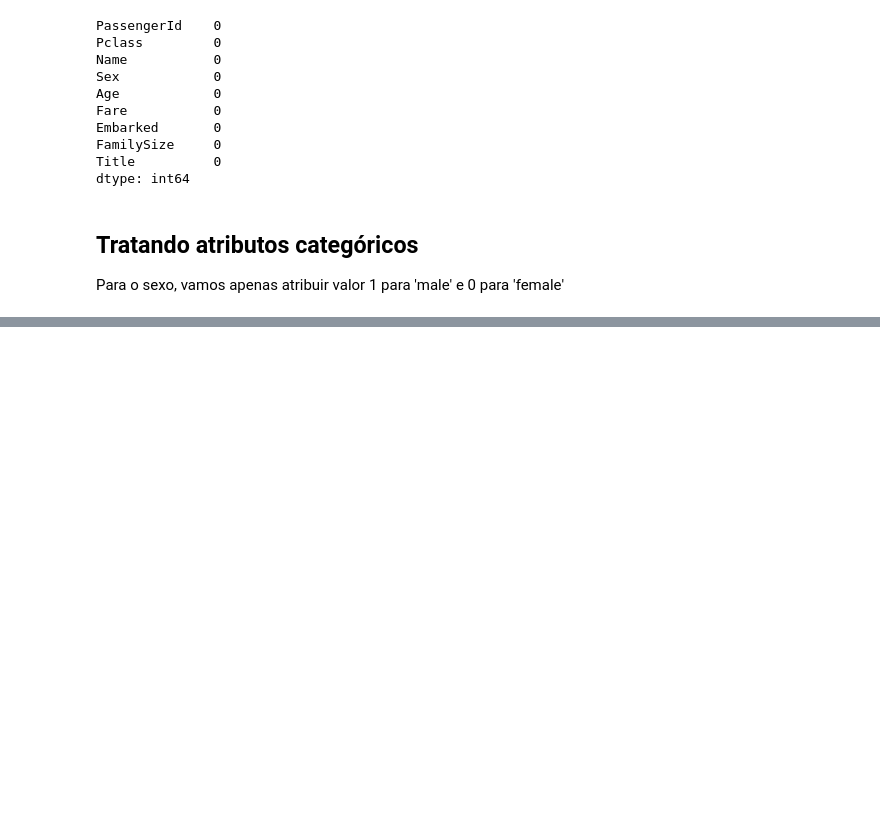
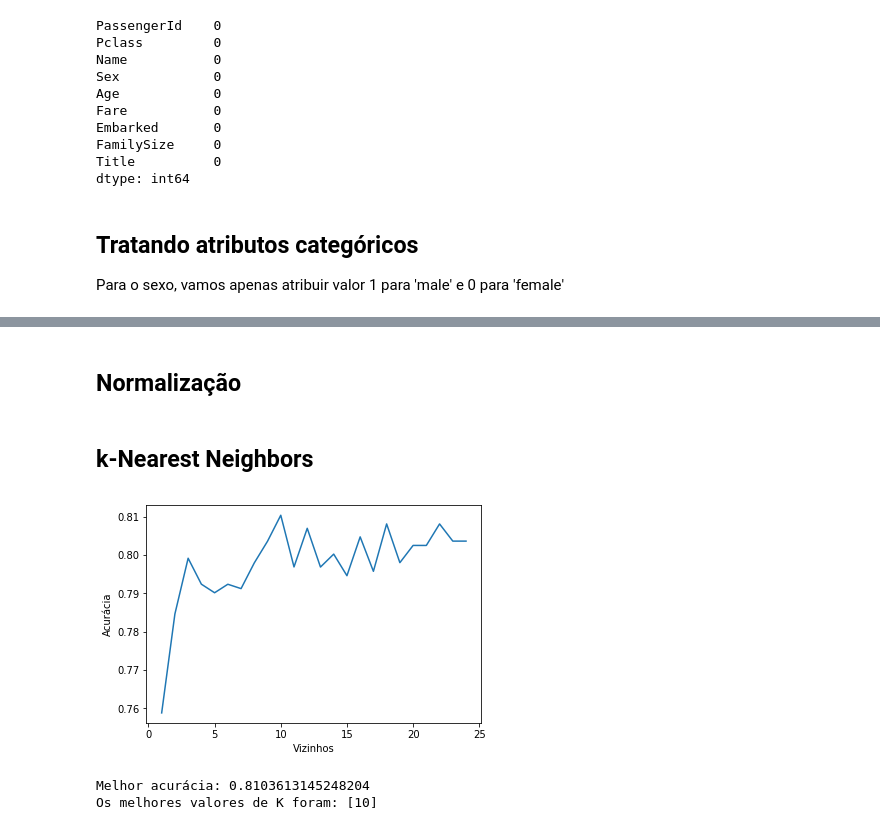
Before and after one commit to lucas-amin/PatternRecognition, a Jupyter notebook: projeto1/Entrega.ipynb, the cells around one changed output, grey strips where cells are left out. Saved outputs shown, nothing was run; the diff lists cells and outputs as text; code cells hidden in the pictures; blank space fills up the shorter version.

```diff
--- a/projeto1/Entrega.ipynb
+++ b/projeto1/Entrega.ipynb
@@ -465,3 +467,6 @@ train.head()
 | 2 | 3 | 1 | 3 | Heikkinen, Miss. Laina | female | 26.0 | 7.9250 | S | 1 | Miss. | ... |
 | 3 | 4 | 1 | 1 | Futrelle, Mrs. Jacques Heath (Lil... | female | 35.0 | 53.1000 | S | 2 | Mrs. | ... |
 | 4 | 5 | 0 | 3 | Allen, Mr. William Henry | male | 35.0 | 8.0500 | S | 1 | Mr. | ... |
+# %%
+train = train.drop(["Embarked", "Name", "Title", "PassengerId", "Fare", "Sex"], axis=1)
+train.head()
@@ -467,0 +482,39 @@ train.head()
+# %% [markdown]
+## Normalização
+# %%
+df_train_X = pd.DataFrame(train).drop(["Survived"], axis=1)
+df_train_y = df_train["Survived"]
+# %%
+from sklearn.preprocessing import MinMaxScaler
+scaler = MinMaxScaler()
+# Scale on full dataset to avoid train and test to be scaled differently
+scaler.fit(train.drop(["Survived"], axis=1))
+scaled_train = scaler.transform(df_train_X)
+X = scaled_train
+y = df_train_y.tolist()
+
+X_train, X_test, y_train, y_test = train_test_split(X, y, test_size=0.33, random_state=42)
+# %% [markdown]
+## k-Nearest Neighbors
+# %%
+from sklearn.neighbors import KNeighborsClassifier
+from sklearn.model_selection import cross_val_score
+
+# Test best k
+knn_cross_val_accuracies = {}
+for k in range(1, 25):
+    knn_clf = KNeighborsClassifier(n_neighbors=k)
+    knn_cv_scores = cross_val_score(knn_clf, X, y, cv=5)
+    knn_cross_val_accuracies[k] = np.mean(knn_cv_scores)
+# %%
+plt.plot(list(knn_cross_val_accuracies.keys()), list(knn_cross_val_accuracies.values()), label='Cross validation')
+plt.xlabel("Vizinhos")
+plt.ylabel("Acurácia")
+plt.show()
+
+print("Melhor acurácia:", max(knn_cross_val_accuracies.values()))
+print("Os melhores valores de K foram:", [key  for (key, value) in knn_cross_val_accuracies.items() if value == max(knn_cross_val_accuracies.values())])
+# %% [output]
+[figure, added]
+Melhor acurácia: 0.8103613145248204
+Os melhores valores de K foram: [10]
```
Also changed, not shown: parts of 18 cells of this notebook.
